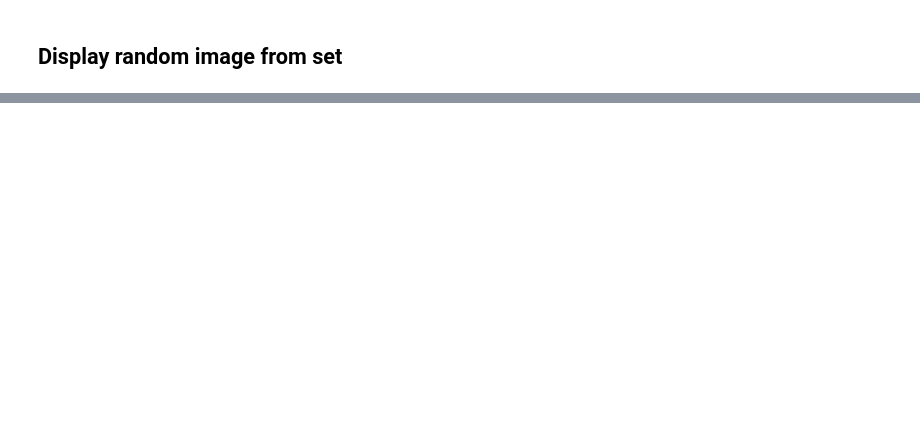
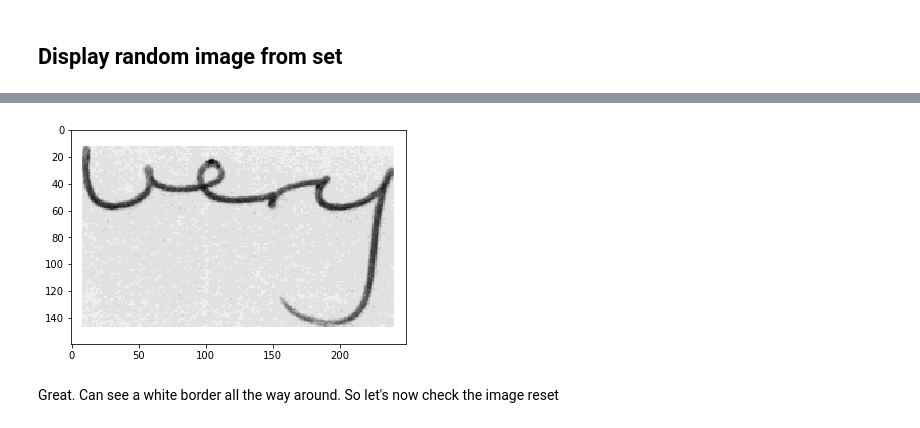
Before and after one commit to jamescrosbie/Handwritten-word-recognnition, a Jupyter notebook: HandwrittenWordsClassification.ipynb, the cells around one changed output, grey strips where cells are left out. Saved outputs shown, nothing was run; the diff lists cells and outputs as text; code cells hidden in the pictures; blank space fills up the shorter version.

```diff
--- a/HandwrittenWordsClassification.ipynb
+++ b/HandwrittenWordsClassification.ipynb
@@ -153,0 +185,7 @@ plt.show()
+# %%
+plt.imshow(myWord.data, cmap="gray")
+plt.show()
+# %% [output]
+[figure, added]
+# %% [markdown]
+Great.  Can see a white border all the way around.  So let's now check the image reset
```
Also changed, not shown: parts of 35 cells of this notebook.
